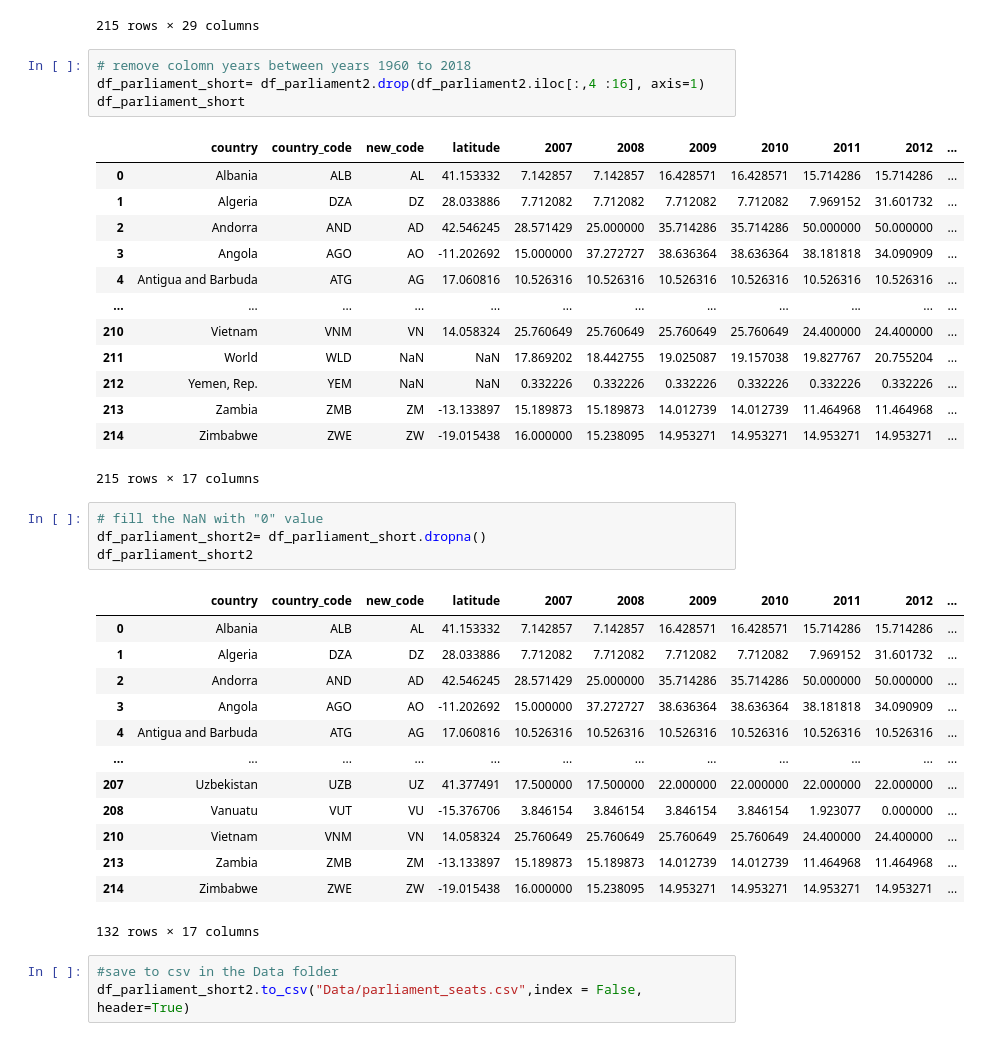
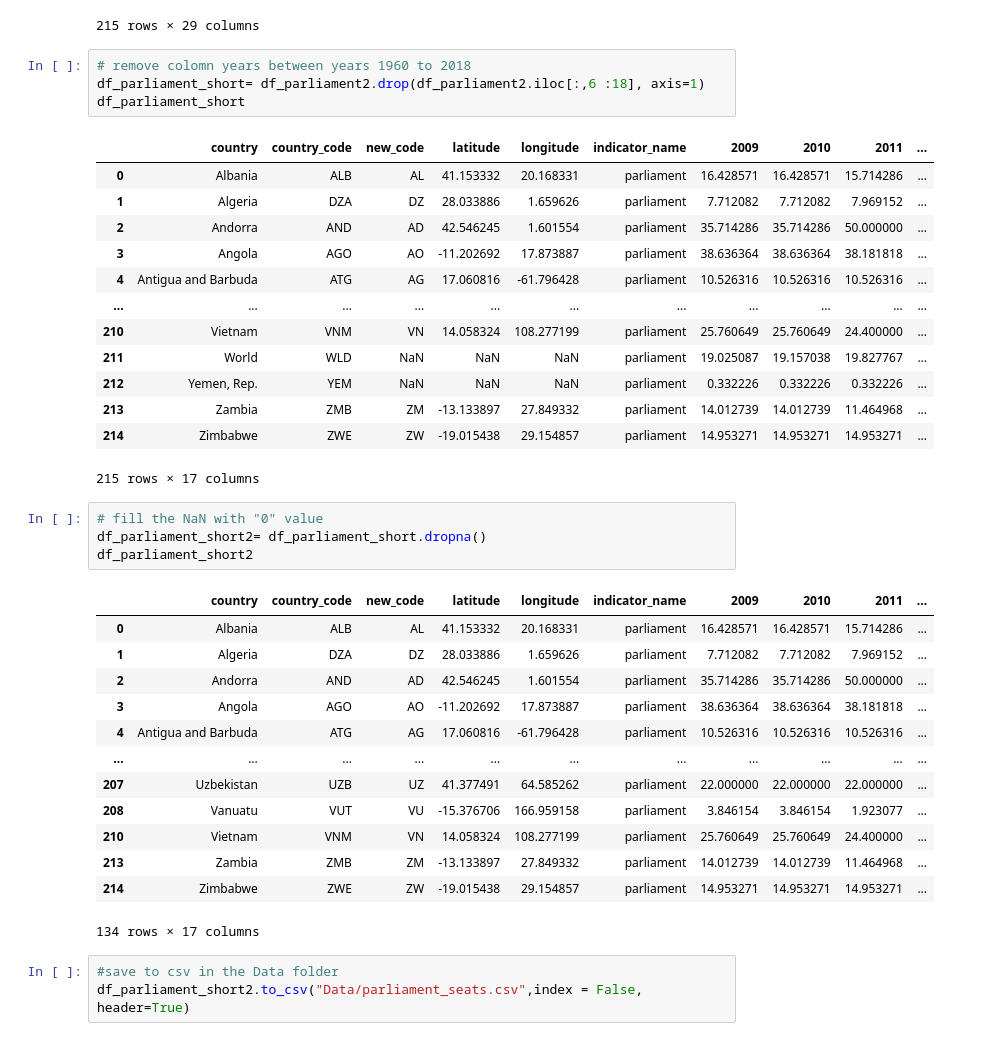
Before and after one commit to liliana-ilut/women-in-power, a Jupyter notebook: girlspower.ipynb, the cells around one changed output. Drawn from its saved outputs; the diff is of its cells as text.

```diff
--- a/girlspower.ipynb
+++ b/girlspower.ipynb
@@ -471,40 +504,40 @@ df_parliament2
 215 rows × 29 columns
 # %%
 # remove colomn years between years 1960 to 2018
-df_parliament_short= df_parliament2.drop(df_parliament2.iloc[:,4 :16], axis=1)
+df_parliament_short= df_parliament2.drop(df_parliament2.iloc[:,6 :18], axis=1)
 df_parliament_short
 # %% [output]
-|  | country | country_code | new_code | latitude | 2007 | 2008 | 2009 | 2010 | 2011 | 2012 | ... |
-| 0 | Albania | ALB | AL | 41.153332 | 7.142857 | 7.142857 | 16.428571 | 16.428571 | 15.714286 | 15.714286 | ... |
-| 1 | Algeria | DZA | DZ | 28.033886 | 7.712082 | 7.712082 | 7.712082 | 7.712082 | 7.969152 | 31.601732 | ... |
-| 2 | Andorra | AND | AD | 42.546245 | 28.571429 | 25.000000 | 35.714286 | 35.714286 | 50.000000 | 50.000000 | ... |
-| 3 | Angola | AGO | AO | -11.202692 | 15.000000 | 37.272727 | 38.636364 | 38.636364 | 38.181818 | 34.090909 | ... |
-| 4 | Antigua and Barbuda | ATG | AG | 17.060816 | 10.526316 | 10.526316 | 10.526316 | 10.526316 | 10.526316 | 10.526316 | ... |
-| ... | ... | ... | ... | ... | ... | ... | ... | ... | ... | ... | ... |
-| 210 | Vietnam | VNM | VN | 14.058324 | 25.760649 | 25.760649 | 25.760649 | 25.760649 | 24.400000 | 24.400000 | ... |
-| 211 | World | WLD | NaN | NaN | 17.869202 | 18.442755 | 19.025087 | 19.157038 | 19.827767 | 20.755204 | ... |
-| 212 | Yemen, Rep. | YEM | NaN | NaN | 0.332226 | 0.332226 | 0.332226 | 0.332226 | 0.332226 | 0.332226 | ... |
-| 213 | Zambia | ZMB | ZM | -13.133897 | 15.189873 | 15.189873 | 14.012739 | 14.012739 | 11.464968 | 11.464968 | ... |
-| 214 | Zimbabwe | ZWE | ZW | -19.015438 | 16.000000 | 15.238095 | 14.953271 | 14.953271 | 14.953271 | 14.953271 | ... |
+|  | country | country_code | new_code | latitude | longitude | indicator_name | 2009 | 2010 | 2011 | ... |
+| 0 | Albania | ALB | AL | 41.153332 | 20.168331 | parliament | 16.428571 | 16.428571 | 15.714286 | ... |
+| 1 | Algeria | DZA | DZ | 28.033886 | 1.659626 | parliament | 7.712082 | 7.712082 | 7.969152 | ... |
+| 2 | Andorra | AND | AD | 42.546245 | 1.601554 | parliament | 35.714286 | 35.714286 | 50.000000 | ... |
+| 3 | Angola | AGO | AO | -11.202692 | 17.873887 | parliament | 38.636364 | 38.636364 | 38.181818 | ... |
+| 4 | Antigua and Barbuda | ATG | AG | 17.060816 | -61.796428 | parliament | 10.526316 | 10.526316 | 10.526316 | ... |
+| ... | ... | ... | ... | ... | ... | ... | ... | ... | ... | ... |
+| 210 | Vietnam | VNM | VN | 14.058324 | 108.277199 | parliament | 25.760649 | 25.760649 | 24.400000 | ... |
+| 211 | World | WLD | NaN | NaN | NaN | parliament | 19.025087 | 19.157038 | 19.827767 | ... |
+| 212 | Yemen, Rep. | YEM | NaN | NaN | NaN | parliament | 0.332226 | 0.332226 | 0.332226 | ... |
+| 213 | Zambia | ZMB | ZM | -13.133897 | 27.849332 | parliament | 14.012739 | 14.012739 | 11.464968 | ... |
+| 214 | Zimbabwe | ZWE | ZW | -19.015438 | 29.154857 | parliament | 14.953271 | 14.953271 | 14.953271 | ... |
 215 rows × 17 columns
 # %%
 # fill the NaN with "0" value
 df_parliament_short2= df_parliament_short.dropna()
 df_parliament_short2
 # %% [output]
-|  | country | country_code | new_code | latitude | 2007 | 2008 | 2009 | 2010 | 2011 | 2012 | ... |
-| 0 | Albania | ALB | AL | 41.153332 | 7.142857 | 7.142857 | 16.428571 | 16.428571 | 15.714286 | 15.714286 | ... |
-| 1 | Algeria | DZA | DZ | 28.033886 | 7.712082 | 7.712082 | 7.712082 | 7.712082 | 7.969152 | 31.601732 | ... |
-| 2 | Andorra | AND | AD | 42.546245 | 28.571429 | 25.000000 | 35.714286 | 35.714286 | 50.000000 | 50.000000 | ... |
-| 3 | Angola | AGO | AO | -11.202692 | 15.000000 | 37.272727 | 38.636364 | 38.636364 | 38.181818 | 34.090909 | ... |
-| 4 | Antigua and Barbuda | ATG | AG | 17.060816 | 10.526316 | 10.526316 | 10.526316 | 10.526316 | 10.526316 | 10.526316 | ... |
-| ... | ... | ... | ... | ... | ... | ... | ... | ... | ... | ... | ... |
-| 207 | Uzbekistan | UZB | UZ | 41.377491 | 17.500000 | 17.500000 | 22.000000 | 22.000000 | 22.000000 | 22.000000 | ... |
-| 208 | Vanuatu | VUT | VU | -15.376706 | 3.846154 | 3.846154 | 3.846154 | 3.846154 | 1.923077 | 0.000000 | ... |
-| 210 | Vietnam | VNM | VN | 14.058324 | 25.760649 | 25.760649 | 25.760649 | 25.760649 | 24.400000 | 24.400000 | ... |
-| 213 | Zambia | ZMB | ZM | -13.133897 | 15.189873 | 15.189873 | 14.012739 | 14.012739 | 11.464968 | 11.464968 | ... |
-| 214 | Zimbabwe | ZWE | ZW | -19.015438 | 16.000000 | 15.238095 | 14.953271 | 14.953271 | 14.953271 | 14.953271 | ... |
+|  | country | country_code | new_code | latitude | longitude | indicator_name | 2009 | 2010 | 2011 | ... |
+| 0 | Albania | ALB | AL | 41.153332 | 20.168331 | parliament | 16.428571 | 16.428571 | 15.714286 | ... |
+| 1 | Algeria | DZA | DZ | 28.033886 | 1.659626 | parliament | 7.712082 | 7.712082 | 7.969152 | ... |
+| 2 | Andorra | AND | AD | 42.546245 | 1.601554 | parliament | 35.714286 | 35.714286 | 50.000000 | ... |
+| 3 | Angola | AGO | AO | -11.202692 | 17.873887 | parliament | 38.636364 | 38.636364 | 38.181818 | ... |
+| 4 | Antigua and Barbuda | ATG | AG | 17.060816 | -61.796428 | parliament | 10.526316 | 10.526316 | 10.526316 | ... |
+| ... | ... | ... | ... | ... | ... | ... | ... | ... | ... | ... |
+| 207 | Uzbekistan | UZB | UZ | 41.377491 | 64.585262 | parliament | 22.000000 | 22.000000 | 22.000000 | ... |
+| 208 | Vanuatu | VUT | VU | -15.376706 | 166.959158 | parliament | 3.846154 | 3.846154 | 1.923077 | ... |
+| 210 | Vietnam | VNM | VN | 14.058324 | 108.277199 | parliament | 25.760649 | 25.760649 | 24.400000 | ... |
+| 213 | Zambia | ZMB | ZM | -13.133897 | 27.849332 | parliament | 14.012739 | 14.012739 | 11.464968 | ... |
+| 214 | Zimbabwe | ZWE | ZW | -19.015438 | 29.154857 | parliament | 14.953271 | 14.953271 | 14.953271 | ... |
-132 rows × 17 columns
+134 rows × 17 columns
 # %%
 #save to csv in the Data folder
 df_parliament_short2.to_csv("Data/parliament_seats.csv",index = False, header=True)
```
Also changed, not shown: parts of 8 cells of this notebook, 9 other files.
